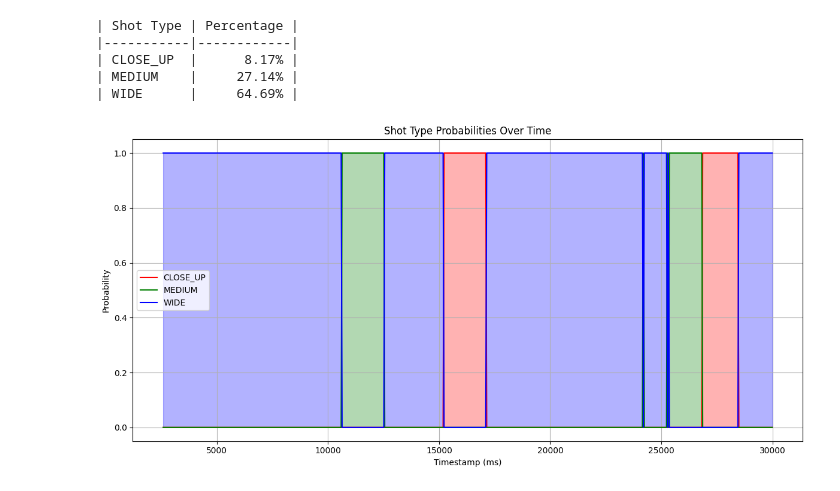
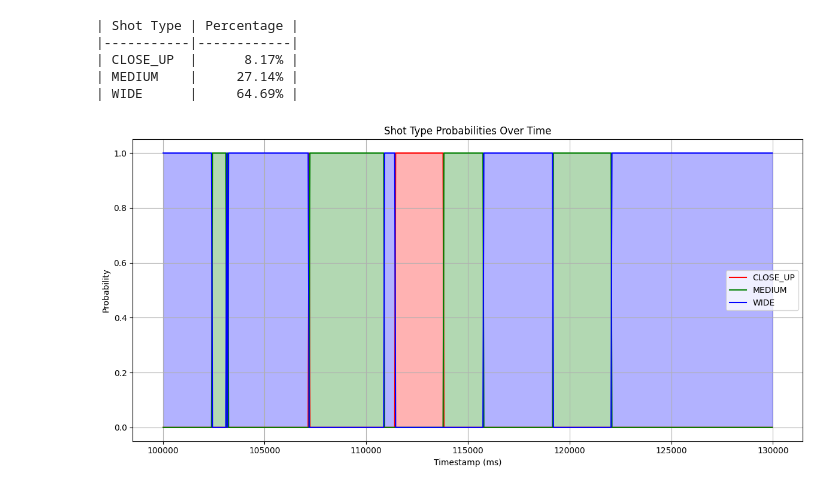
Before and after one commit to internax/film_shot_classifier, a Jupyter notebook: python/statistic_visualization.ipynb, the cells around one changed output. Cells and saved outputs as stored; diff of their text form; code cells hidden in the pictures.

```diff
--- a/python/statistic_visualization.ipynb
+++ b/python/statistic_visualization.ipynb
@@ -31,26 +31,30 @@ for shot_type, ratio in ratios_all.items():
 | WIDE      |     64.69% |
 # %%
 
+
+start_time = 100000
+end_time = 130000
+
 columns = ['Timestamp', 'Prob_ShotType_CLOSE_UP', 'Prob_ShotType_MEDIUM', 'Prob_ShotType_WIDE']
-df_selected = df_selected = df[df['Timestamp'] <= 30000][columns].dropna()
+df_selected = df[(df['Timestamp'] >= start_time) & (df['Timestamp'] <= end_time)][columns].dropna()
 
 
 plt.figure(figsize=(12, 6))
 
 plt.fill_between(df_selected['Timestamp'], df_selected['Prob_ShotType_CLOSE_UP'], color='red', alpha=0.3)
 plt.fill_between(df_selected['Timestamp'], df_selected['Prob_ShotType_MEDIUM'], color='green', alpha=0.3)
 plt.fill_between(df_selected['Timestamp'], df_selected['Prob_ShotType_WIDE'], color='blue', alpha=0.3)
 
 plt.plot(df_selected['Timestamp'], df_selected['Prob_ShotType_CLOSE_UP'], label='CLOSE_UP', color='red')
 plt.plot(df_selected['Timestamp'], df_selected['Prob_ShotType_MEDIUM'], label='MEDIUM', color='green')
 plt.plot(df_selected['Timestamp'], df_selected['Prob_ShotType_WIDE'], label='WIDE', color='blue')
 
 plt.xlabel("Timestamp (ms)")
 plt.ylabel("Probability")
 plt.title("Shot Type Probabilities Over Time")
 plt.legend()
 plt.grid(True)
 plt.tight_layout()
 plt.show()
 # %% [output]
-[figure, old version]
+[figure, new version]
```
Also changed, not shown: parts of 2 cells of this notebook, 5 other files.
